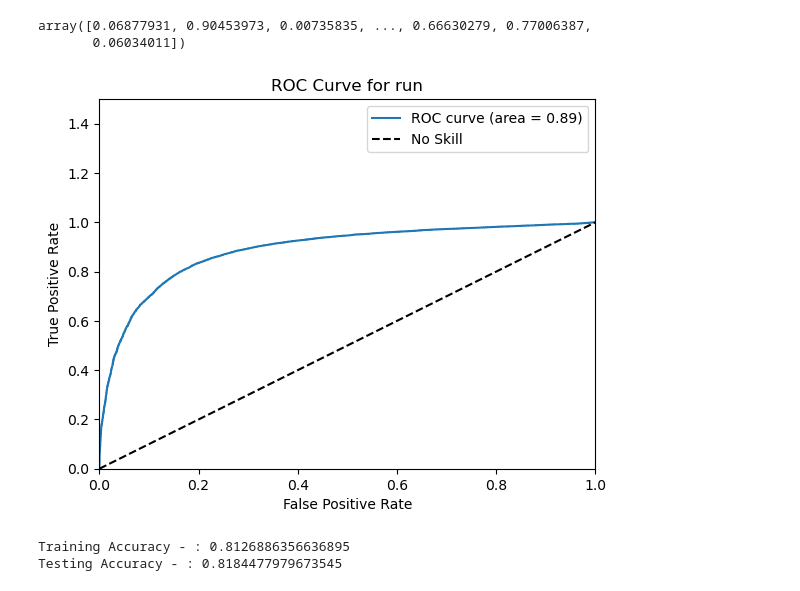
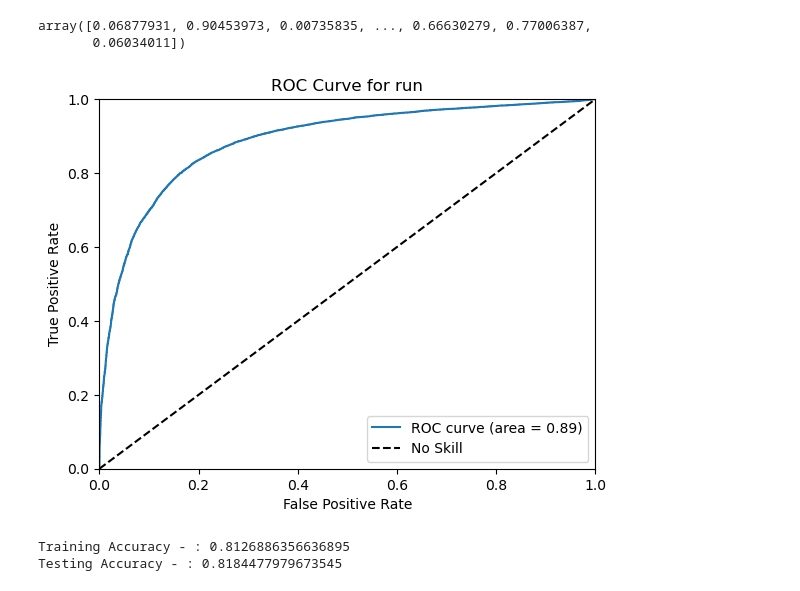
Before and after one commit to AnjaliDadheech/Linear-Regression, a Jupyter notebook: Airline_data_lr.ipynb, the cells around one changed output. Cells and saved outputs as stored; diff of their text form; code cells hidden in the pictures.

```diff
--- a/Airline_data_lr.ipynb
+++ b/Airline_data_lr.ipynb
@@ -245,16 +245,16 @@ roc_auc = auc(fpr, tpr)
 # %%
 plt.figure()
 plt.plot(fpr, tpr, label='ROC curve (area = %0.2f)' % roc_auc)
 plt.plot([0, 1], [0, 1], 'k--', label='No Skill')
 plt.xlim([0.0, 1.0])
-plt.ylim([0.0, 1.5])
+plt.ylim([0.0, 1.0])
 plt.xlabel('False Positive Rate')
 plt.ylabel('True Positive Rate')
 plt.title('ROC Curve for run')
 plt.legend()
 plt.show()
 # %% [output]
-[figure, old version]
+[figure, new version]
 # %%
 pred = model.predict(X_test)
 print (f'Training Accuracy - : {model.score(X_train,y_train.astype(int))}')
```
Also changed, not shown: parts of 18 cells of this notebook.
